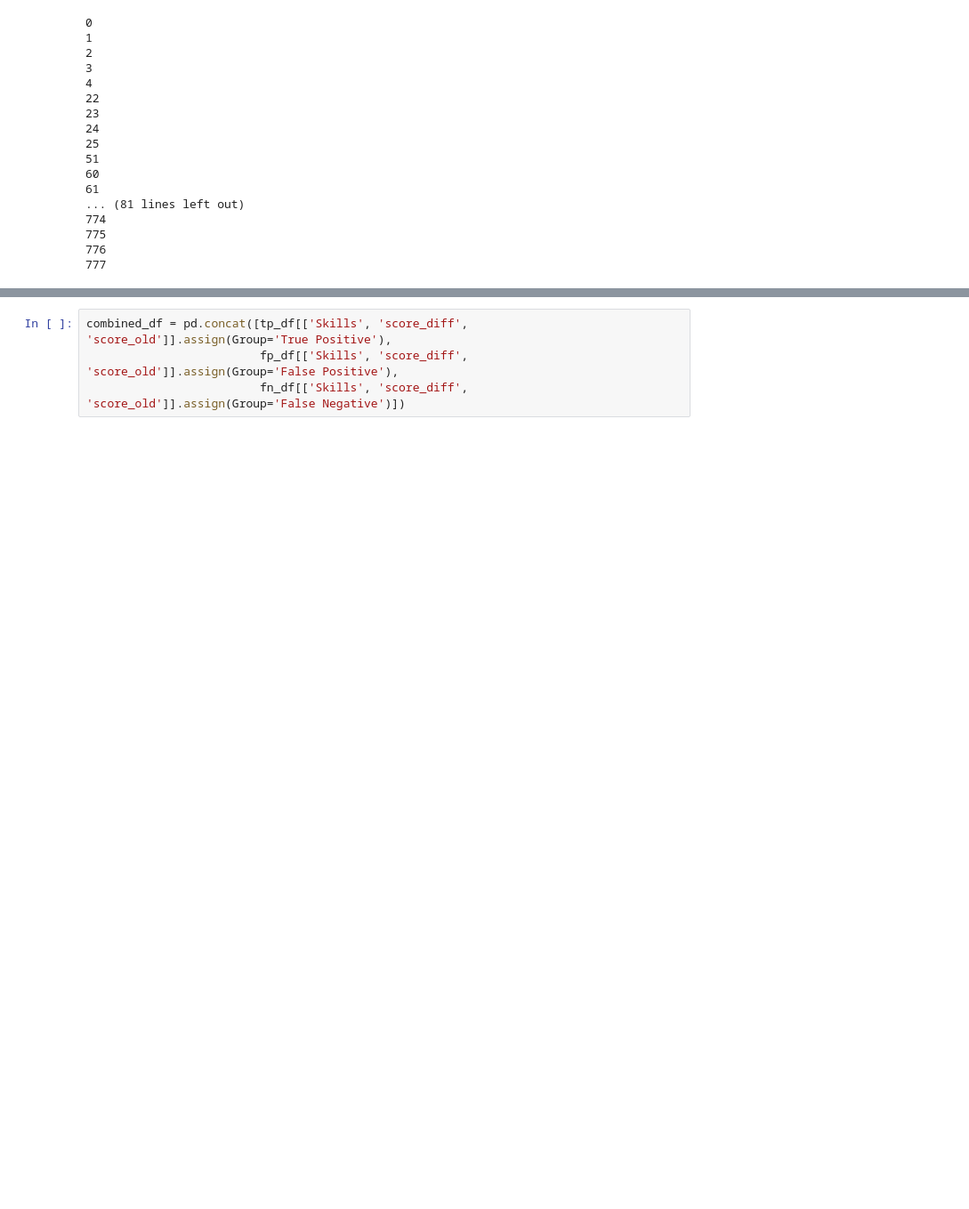
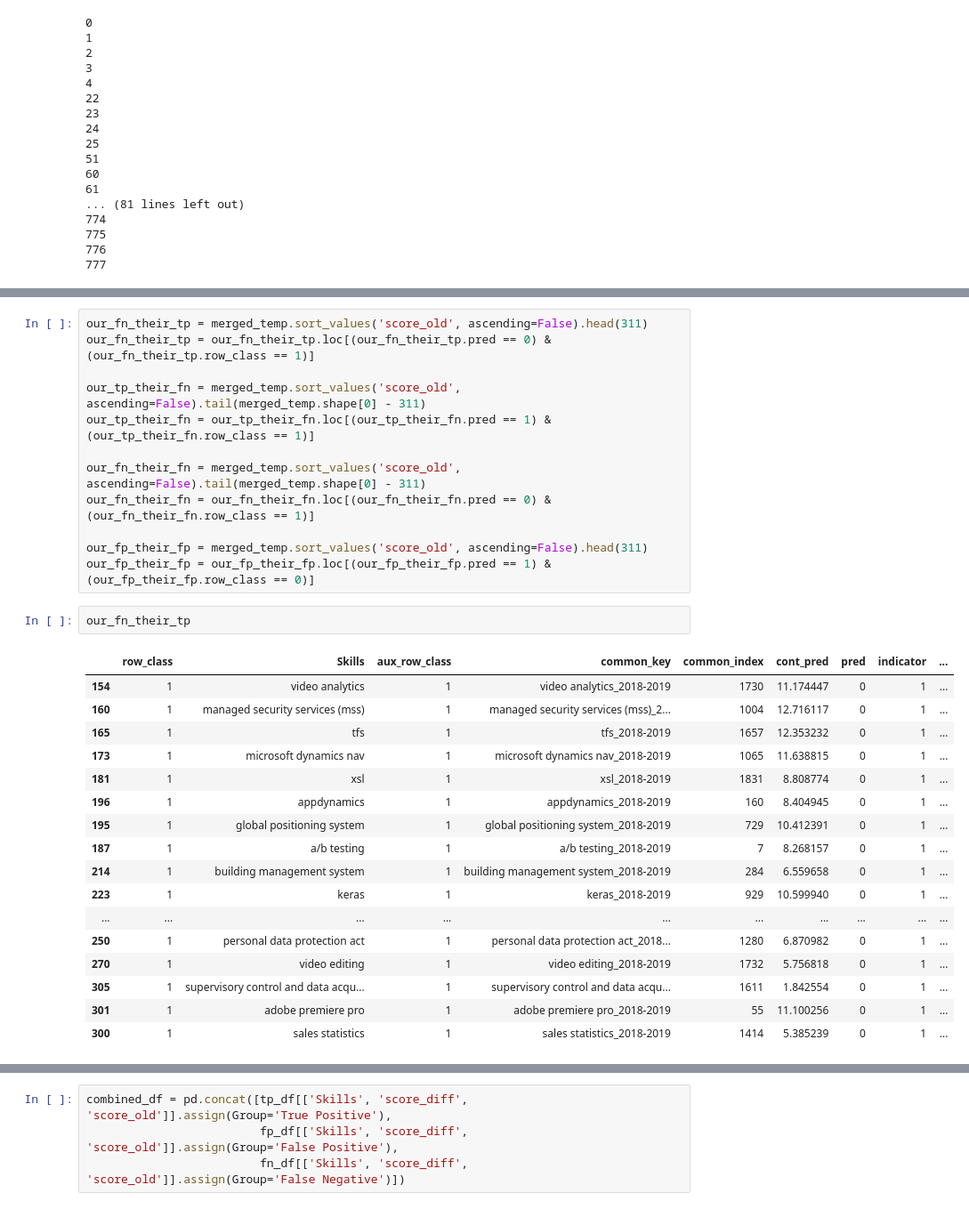
Before and after one commit to RamtinYazdanian/job_skill_trend_analysis, a Jupyter notebook: notebooks/emerging_skill_analysis.ipynb, the cells around one changed output, grey strips where cells are left out. Shown at 89% size. Drawn from its saved outputs; the diff is of its cells as text; blank space fills up the shorter version.

```diff
--- a/notebooks/emerging_skill_analysis.ipynb
+++ b/notebooks/emerging_skill_analysis.ipynb
@@ -1691,0 +1632,32 @@ merged_temp.sort_values('cont_pred', ascending=False).head(250).tail(30)
+# %%
+our_fn_their_tp = merged_temp.sort_values('score_old', ascending=False).head(311)
+our_fn_their_tp = our_fn_their_tp.loc[(our_fn_their_tp.pred == 0) & (our_fn_their_tp.row_class == 1)]
+
+our_tp_their_fn = merged_temp.sort_values('score_old', ascending=False).tail(merged_temp.shape[0] - 311)
+our_tp_their_fn = our_tp_their_fn.loc[(our_tp_their_fn.pred == 1) & (our_tp_their_fn.row_class == 1)]
+
+our_fn_their_fn = merged_temp.sort_values('score_old', ascending=False).tail(merged_temp.shape[0] - 311)
+our_fn_their_fn = our_fn_their_fn.loc[(our_fn_their_fn.pred == 0) & (our_fn_their_fn.row_class == 1)]
+
+our_fp_their_fp = merged_temp.sort_values('score_old', ascending=False).head(311)
+our_fp_their_fp = our_fp_their_fp.loc[(our_fp_their_fp.pred == 1) & (our_fp_their_fp.row_class == 0)]
+# %%
+our_fn_their_tp
+# %% [output]
+|  | row_class | Skills | aux_row_class | common_key | common_index | cont_pred | pred | indicator | ... |
+| 154 | 1 | video analytics | 1 | video analytics_2018-2019 | 1730 | 11.174447 | 0 | 1 | ... |
+| 160 | 1 | managed security services (mss) | 1 | managed security services (mss)_2... | 1004 | 12.716117 | 0 | 1 | ... |
+| 165 | 1 | tfs | 1 | tfs_2018-2019 | 1657 | 12.353232 | 0 | 1 | ... |
+| 173 | 1 | microsoft dynamics nav | 1 | microsoft dynamics nav_2018-2019 | 1065 | 11.638815 | 0 | 1 | ... |
+| 181 | 1 | xsl | 1 | xsl_2018-2019 | 1831 | 8.808774 | 0 | 1 | ... |
+| 196 | 1 | appdynamics | 1 | appdynamics_2018-2019 | 160 | 8.404945 | 0 | 1 | ... |
+| 195 | 1 | global positioning system | 1 | global positioning system_2018-2019 | 729 | 10.412391 | 0 | 1 | ... |
+| 187 | 1 | a/b testing | 1 | a/b testing_2018-2019 | 7 | 8.268157 | 0 | 1 | ... |
+| 214 | 1 | building management system | 1 | building management system_2018-2019 | 284 | 6.559658 | 0 | 1 | ... |
+| 223 | 1 | keras | 1 | keras_2018-2019 | 929 | 10.599940 | 0 | 1 | ... |
+| ... | ... | ... | ... | ... | ... | ... | ... | ... | ... |
+| 250 | 1 | personal data protection act | 1 | personal data protection act_2018... | 1280 | 6.870982 | 0 | 1 | ... |
+| 270 | 1 | video editing | 1 | video editing_2018-2019 | 1732 | 5.756818 | 0 | 1 | ... |
+| 305 | 1 | supervisory control and data acqu... | 1 | supervisory control and data acqu... | 1611 | 1.842554 | 0 | 1 | ... |
+| 301 | 1 | adobe premiere pro | 1 | adobe premiere pro_2018-2019 | 55 | 11.100256 | 0 | 1 | ... |
+| 300 | 1 | sales statistics | 1 | sales statistics_2018-2019 | 1414 | 5.385239 | 0 | 1 | ... |
```
Also changed, not shown: parts of 27 cells of this notebook, 1 other file.
